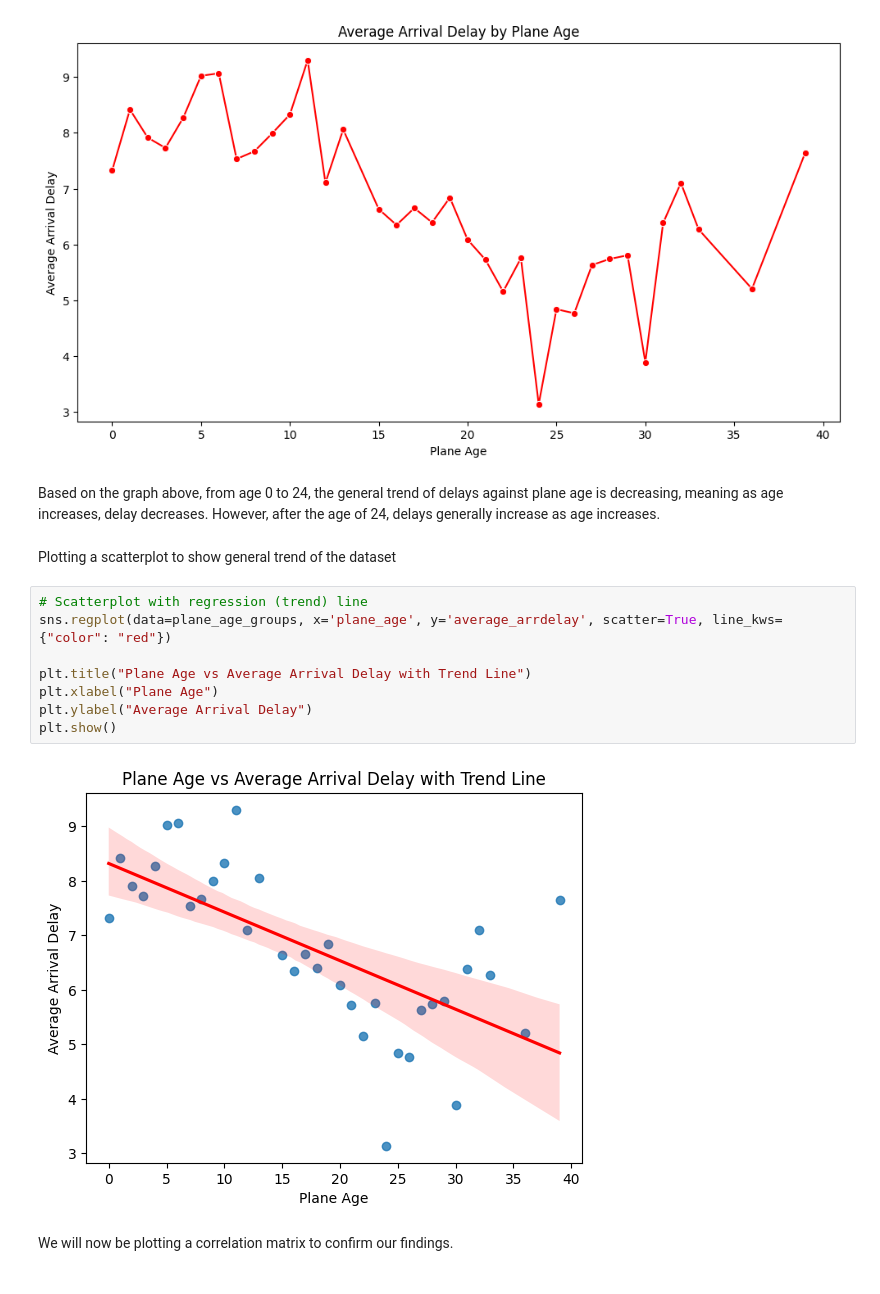
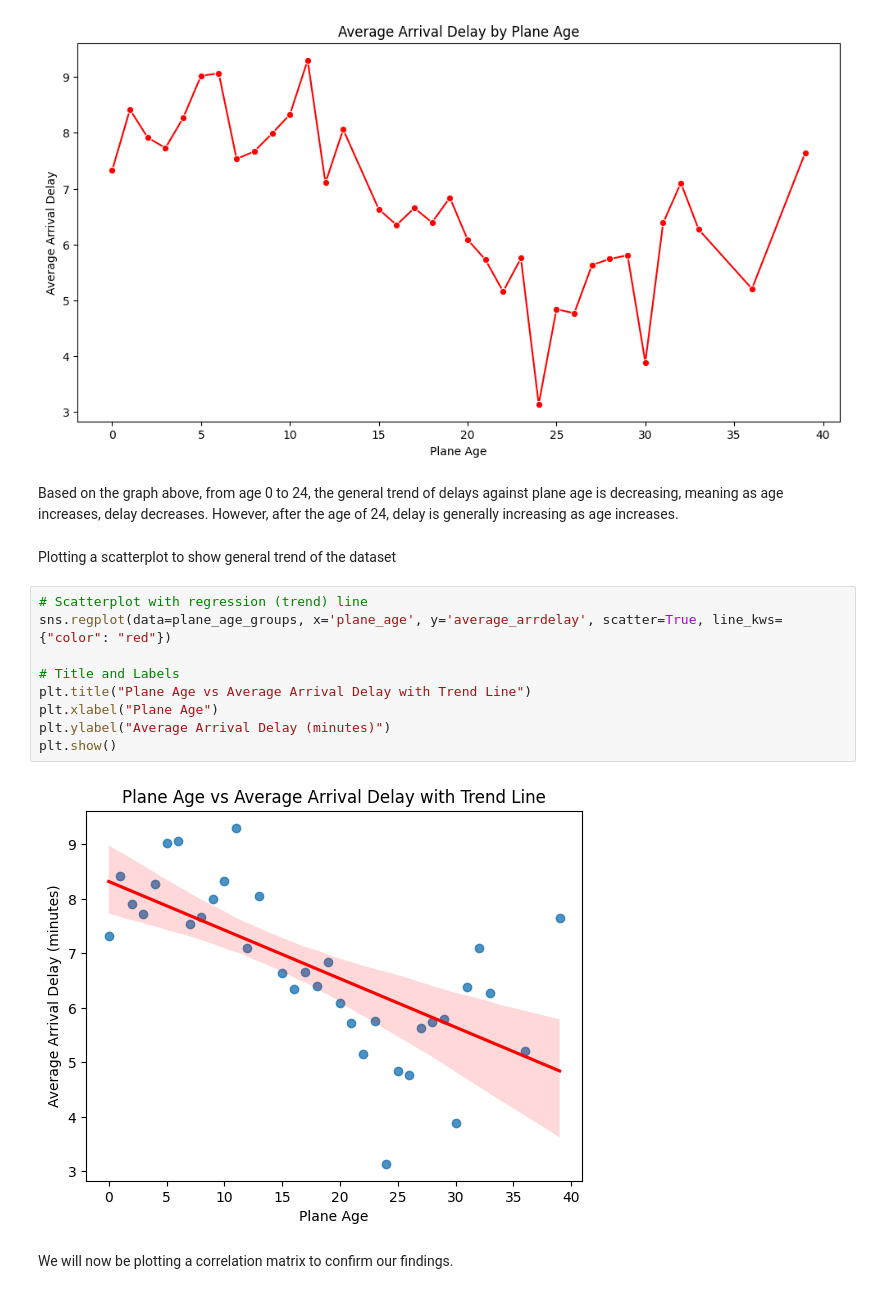
Before and after one commit to dexun02/ST2195_Coursework, a Jupyter notebook: dexun_coursework_q2.ipynb, the cells around one changed output. Drawn from its saved outputs; the diff is of its cells as text.

```diff
--- a/dexun_coursework_q2.ipynb
+++ b/dexun_coursework_q2.ipynb
@@ -984,19 +987,20 @@ plt.show()
 # %% [output]
 [figure]
 # %% [markdown]
-Based on the graph above, from age 0 to 24, the general trend of delays against plane age is decreasing, meaning as age increases, delay decreases. However, after the age of 24, delays generally increase as age increases.
+Based on the graph above, from age 0 to 24, the general trend of delays against plane age is decreasing, meaning as age increases, delay decreases. However, after the age of 24, delay is generally increasing as age increases.
 # %% [markdown]
 Plotting a scatterplot to show general trend of the dataset
 # %%
 # Scatterplot with regression (trend) line
 sns.regplot(data=plane_age_groups, x='plane_age', y='average_arrdelay', scatter=True, line_kws={"color": "red"})
 
+# Title and Labels
 plt.title("Plane Age vs Average Arrival Delay with Trend Line")
 plt.xlabel("Plane Age")
-plt.ylabel("Average Arrival Delay")
+plt.ylabel("Average Arrival Delay (minutes)")
 plt.show()
 # %% [output]
-[figure, old version]
+[figure, new version]
 # %% [markdown]
 We will now be plotting a correlation matrix to confirm our findings.
 # %%
```
Also changed, not shown: parts of 29 cells of this notebook.
